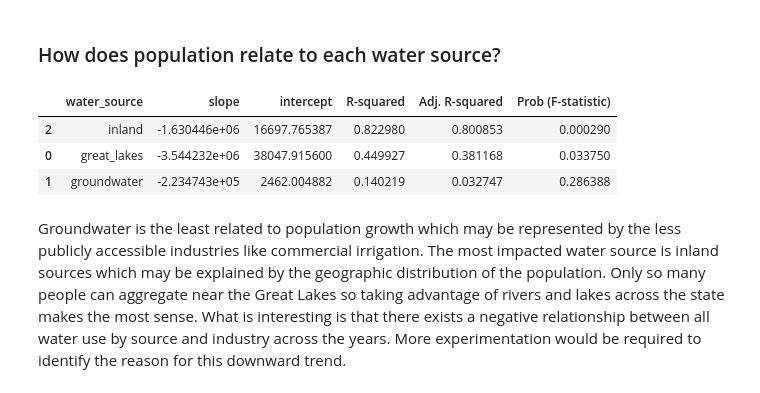
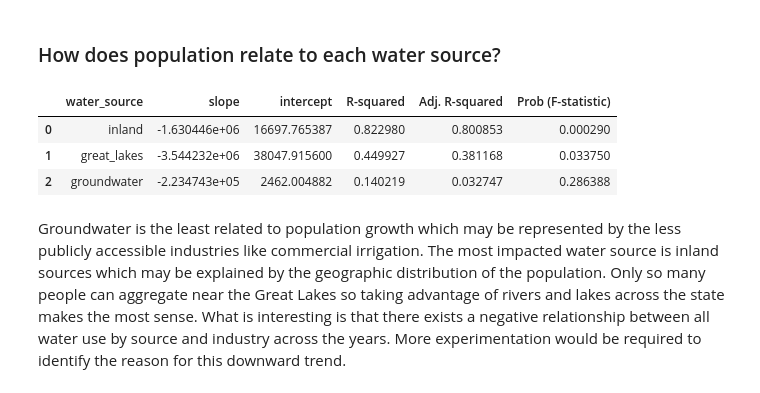
Before and after one commit to jpjavier23/michigan_water_use, a Jupyter notebook: michigan_water_use.ipynb, the cells around one changed output. Cells and saved outputs as stored; diff of their text form; code cells hidden in the pictures.

```diff
--- a/michigan_water_use.ipynb
+++ b/michigan_water_use.ipynb
@@ -25,6 +26,19 @@ def pearson_r(x, y):
     """Compute Pearson correlation coefficient between two arrays."""
     corr_mat = np.corrcoef(x, y)
     return corr_mat[0, 1]
+
+def save_table(data, file_name):
+    data.dfi.export(file_name)
+
+def run_ols(pivot_table, x_feature, y_feature):
+    X = pivot_table[x_feature].dropna()
+    y = pivot_table[y_feature].dropna()
+    common_index = X.index.intersection(y.index)
+    X = X.loc[common_index]
+    y = y.loc[common_index]
+    X = sm.add_constant(X)
+    model = sm.OLS(y, X).fit()
+    return model
 # %% [markdown]
 # Data Upload
 
@@ -658,25 +673,26 @@ wat_val = df['water_source'].unique()
 # %%
 pw_list = []
 
 for wat in wat_val:
     y = y2[y2['water_source'] == wat].reset_index()
     results = sm.OLS(y['water_use (Bil. gal)'], pop).fit()
     pw_dict = {
         'water_source': wat,
         'slope': results.params['population (Bil.)'],
         'intercept': results.params['const'],
         'R-squared': results.rsquared,
         'Adj. R-squared': results.rsquared_adj,
         'Prob (F-statistic)': results.f_pvalue
     }
     pw_list.append(pw_dict)
 
-pw_df = pd.DataFrame(pw_list).sort_values(by = 'Prob (F-statistic)')
+pw_df = pd.DataFrame(pw_list).sort_values(by = 'Prob (F-statistic)').reset_index(drop = True)
+save_table(pw_df, 'figures/table_2.png')
 pw_df
 # %% [output]
 |  | water_source | slope | intercept | R-squared | Adj. R-squared | Prob (F-statistic) |
-| 2 | inland | -1.630446e+06 | 16697.765387 | 0.822980 | 0.800853 | 0.000290 |
-| 0 | great_lakes | -3.544232e+06 | 38047.915600 | 0.449927 | 0.381168 | 0.033750 |
-| 1 | groundwater | -2.234743e+05 | 2462.004882 | 0.140219 | 0.032747 | 0.286388 |
+| 0 | inland | -1.630446e+06 | 16697.765387 | 0.822980 | 0.800853 | 0.000290 |
+| 1 | great_lakes | -3.544232e+06 | 38047.915600 | 0.449927 | 0.381168 | 0.033750 |
+| 2 | groundwater | -2.234743e+05 | 2462.004882 | 0.140219 | 0.032747 | 0.286388 |
 # %% [markdown]
 Groundwater is the least related to population growth which may be represented by the less publicly accessible industries like commercial irrigation. The most impacted water source is inland sources which may be explained by the geographic distribution of the population. Only so many people can aggregate near the Great Lakes so taking advantage of rivers and lakes across the state makes the most sense. What is interesting is that there exists a negative relationship between all water use by source and industry across the years. More experimentation would be required to identify the reason for this downward trend.
```
Also changed, not shown: parts of 16 cells of this notebook, 5 other files.
